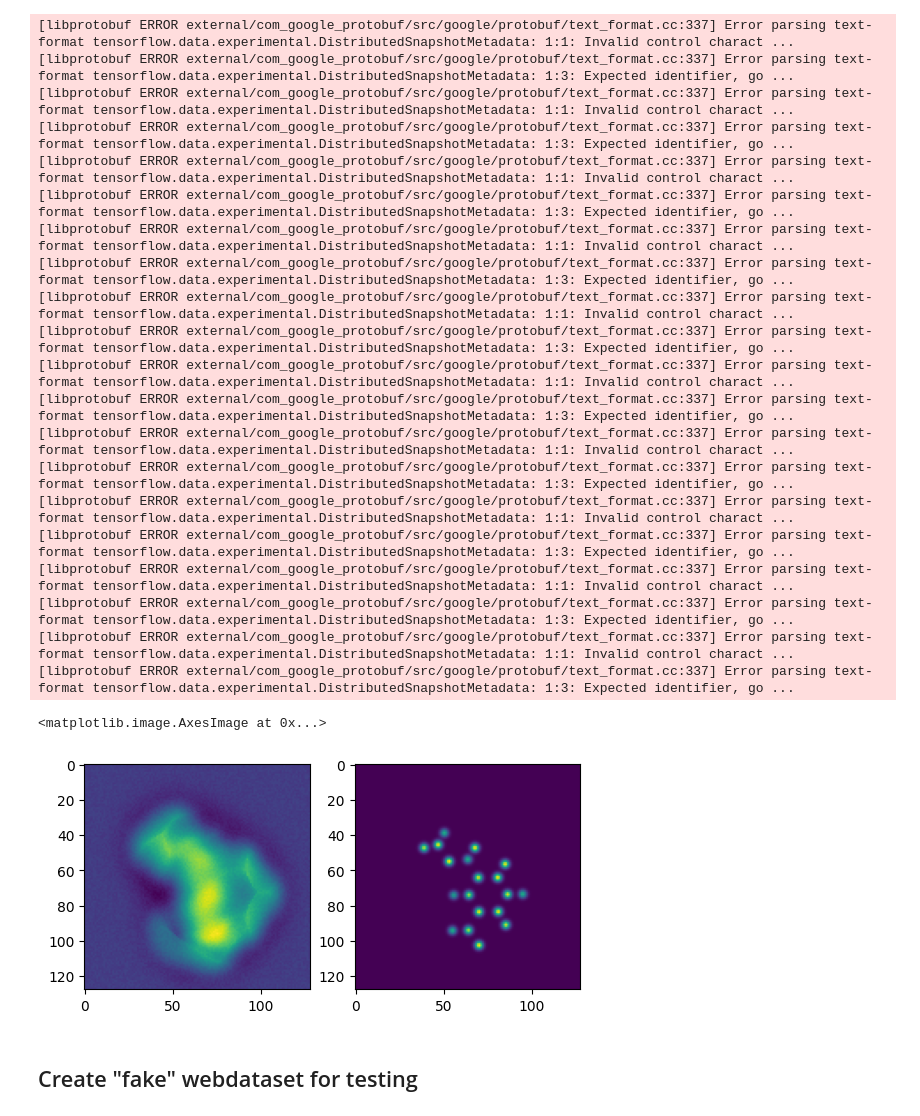
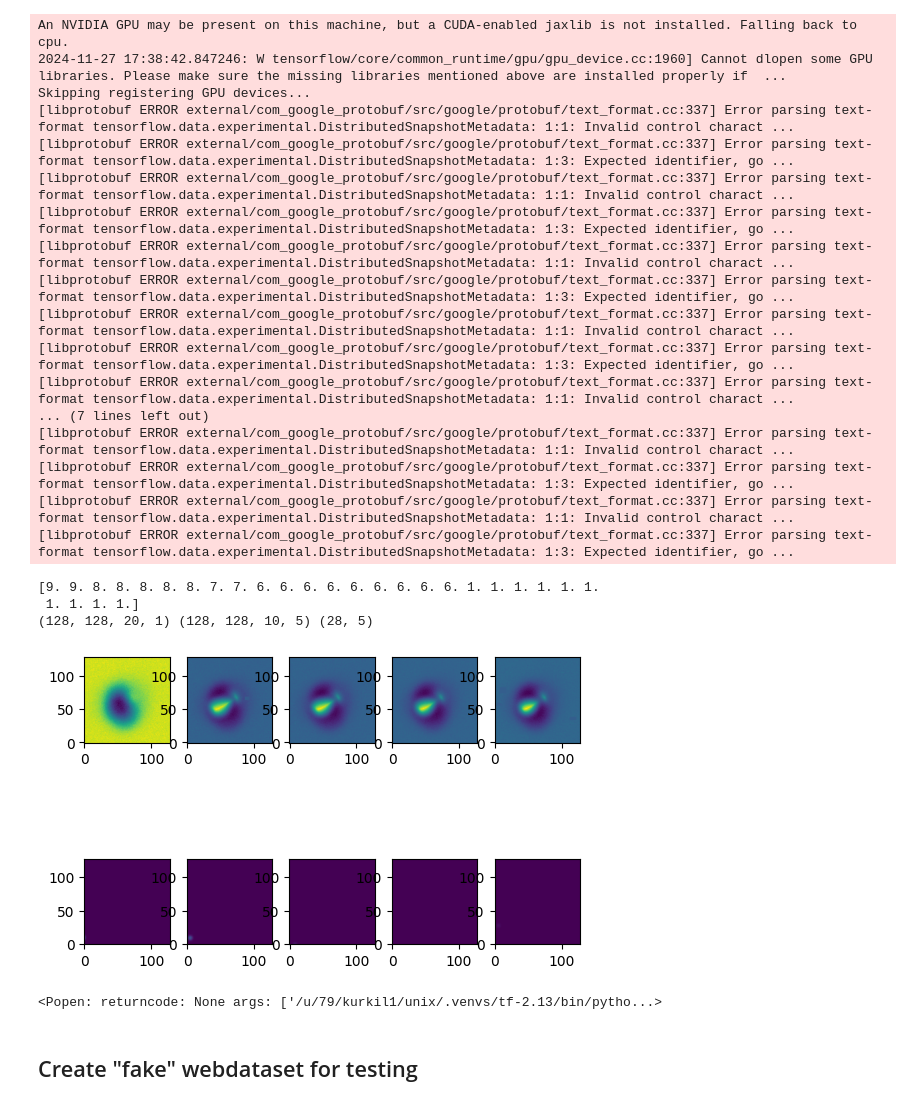
Before and after one commit to LauriKurki/molecule-net, a Jupyter notebook: notebooks/test_input_pipeline.ipynb, the cells around one changed output. Saved outputs shown, nothing was run; the diff lists cells and outputs as text; code cells hidden in the pictures.

```diff
--- a/notebooks/test_input_pipeline.ipynb
+++ b/notebooks/test_input_pipeline.ipynb
@@ -17,19 +21,19 @@ from configs.tests import attention_test
 config = attention_test.get_config()
 config.root_dir = root_dirs.get_root_dir()
 config.num_workers = 8
+config.batch_size = 1
 # %%
 rng = jax.random.PRNGKey(0)
-datasets = input_pipeline.get_datasets(config)
+
+datasets = input_pipeline_online.get_datasets(config)
+
 
 ds = iter(datasets['val'])
 batch = next(ds)
-
-batch = {
-    "images": batch[0],
-    "atom_map": batch[1],
-    "xyz": batch[2],
-}
 # %% [output]
+An NVIDIA GPU may be present on this machine, but a CUDA-enabled jaxlib is not installed. Falling back to cpu.
+2024-11-27 17:38:42.847246: W tensorflow/core/common_runtime/gpu/gpu_device.cc:1960] Cannot dlopen some GPU libraries. Please make sure the missing libraries mentioned above are installed properly if  ...
+Skipping registering GPU devices...
 [libprotobuf ERROR external/com_google_protobuf/src/google/protobuf/text_format.cc:337] Error parsing text-format tensorflow.data.experimental.DistributedSnapshotMetadata: 1:1: Invalid control charact ...
 [libprotobuf ERROR external/com_google_protobuf/src/google/protobuf/text_format.cc:337] Error parsing text-format tensorflow.data.experimental.DistributedSnapshotMetadata: 1:3: Expected identifier, go ...
 [libprotobuf ERROR external/com_google_protobuf/src/google/protobuf/text_format.cc:337] Error parsing text-format tensorflow.data.experimental.DistributedSnapshotMetadata: 1:1: Invalid control charact ...
@@ -39,31 +43,47 @@ batch = {
 [libprotobuf ERROR external/com_google_protobuf/src/google/protobuf/text_format.cc:337] Error parsing text-format tensorflow.data.experimental.DistributedSnapshotMetadata: 1:1: Invalid control charact ...
 [libprotobuf ERROR external/com_google_protobuf/src/google/protobuf/text_format.cc:337] Error parsing text-format tensorflow.data.experimental.DistributedSnapshotMetadata: 1:3: Expected identifier, go ...
 [libprotobuf ERROR external/com_google_protobuf/src/google/protobuf/text_format.cc:337] Error parsing text-format tensorflow.data.experimental.DistributedSnapshotMetadata: 1:1: Invalid control charact ...
-[libprotobuf ERROR external/com_google_protobuf/src/google/protobuf/text_format.cc:337] Error parsing text-format tensorflow.data.experimental.DistributedSnapshotMetadata: 1:3: Expected identifier, go ...
+... (7 lines left out)
 [libprotobuf ERROR external/com_google_protobuf/src/google/protobuf/text_format.cc:337] Error parsing text-format tensorflow.data.experimental.DistributedSnapshotMetadata: 1:1: Invalid control charact ...
 [libprotobuf ERROR external/com_google_protobuf/src/google/protobuf/text_format.cc:337] Error parsing text-format tensorflow.data.experimental.DistributedSnapshotMetadata: 1:3: Expected identifier, go ...
 [libprotobuf ERROR external/com_google_protobuf/src/google/protobuf/text_format.cc:337] Error parsing text-format tensorflow.data.experimental.DistributedSnapshotMetadata: 1:1: Invalid control charact ...
 [libprotobuf ERROR external/com_google_protobuf/src/google/protobuf/text_format.cc:337] Error parsing text-format tensorflow.data.experimental.DistributedSnapshotMetadata: 1:3: Expected identifier, go ...
-[libprotobuf ERROR external/com_google_protobuf/src/google/protobuf/text_format.cc:337] Error parsing text-format tensorflow.data.experimental.DistributedSnapshotMetadata: 1:1: Invalid control charact ...
-[libprotobuf ERROR external/com_google_protobuf/src/google/protobuf/text_format.cc:337] Error parsing text-format tensorflow.data.experimental.DistributedSnapshotMetadata: 1:3: Expected identifier, go ...
-[libprotobuf ERROR external/com_google_protobuf/src/google/protobuf/text_format.cc:337] Error parsing text-format tensorflow.data.experimental.DistributedSnapshotMetadata: 1:1: Invalid control charact ...
-[libprotobuf ERROR external/com_google_protobuf/src/google/protobuf/text_format.cc:337] Error parsing text-format tensorflow.data.experimental.DistributedSnapshotMetadata: 1:3: Expected identifier, go ...
-[libprotobuf ERROR external/com_google_protobuf/src/google/protobuf/text_format.cc:337] Error parsing text-format tensorflow.data.experimental.DistributedSnapshotMetadata: 1:1: Invalid control charact ...
-[libprotobuf ERROR external/com_google_protobuf/src/google/protobuf/text_format.cc:337] Error parsing text-format tensorflow.data.experimental.DistributedSnapshotMetadata: 1:3: Expected identifier, go ...
-# %%
-x = batch['images'][0]
-preds_z = x.shape[-2]
-y = batch['atom_map'][0]
-y = y[..., -preds_z:, :]
-
-ax = plt.subplot(1, 2, 1)
-plt.imshow(x[..., -1, 0])
-
-ax = plt.subplot(1, 2, 2)
-plt.imshow(y.mean(axis=(-1, -2)))
-# %% [output]
-<matplotlib.image.AxesImage at 0x...>
-[figure, removed]
+# %%
+for i in range(10000):
+    batch = next(ds)
+    xyz = batch['xyz'][0]
+    xyz = xyz[xyz[:, -1] > 0]
+
+    if np.any(~np.isin(xyz[:, -1], [1, 6, 7, 8, 9])):
+        continue
+
+    x = batch['images'][0]
+    y = batch['atom_map'][0]
+
+    break
+
+print(xyz[:, -1])
+print(x.shape, y.shape, xyz.shape)
+# %% [output]
+[9. 9. 8. 8. 8. 8. 8. 7. 7. 6. 6. 6. 6. 6. 6. 6. 6. 6. 1. 1. 1. 1. 1. 1.
+ 1. 1. 1. 1.]
+(128, 128, 20, 1) (128, 128, 10, 5) (28, 5)
+# %%
+for i in range(5):
+    ax = plt.subplot(2, 5, i + 1)
+    plt.imshow(x[..., -i, 0], origin='lower')
+
+ymax, ymin = y.max(), y.min()
+for i in range(5):
+    ax = plt.subplot(2, 5, 5 + i + 1)
+    plt.imshow(y[..., -1, i], origin='lower', vmin=ymin, vmax=ymax)
+# %% [output]
+[figure, added]
+# %%
+mol = ase.Atoms(positions=xyz[:, :3], numbers=xyz[:, -1].astype(int))
+view(mol)
+# %% [output]
+<Popen: returncode: None args: ['/u/79/kurkil1/unix/.venvs/tf-2.13/bin/pytho...>
 # %% [markdown]
 ## Create "fake" webdataset for testing
 # %%
```
Also changed, not shown: parts of 1 cell of this notebook, 1 other file.
